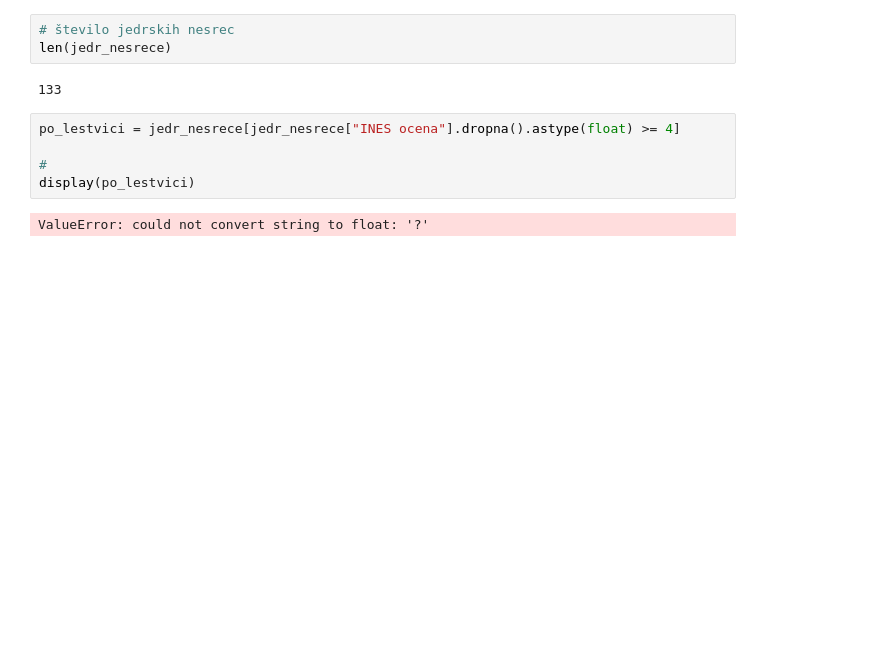
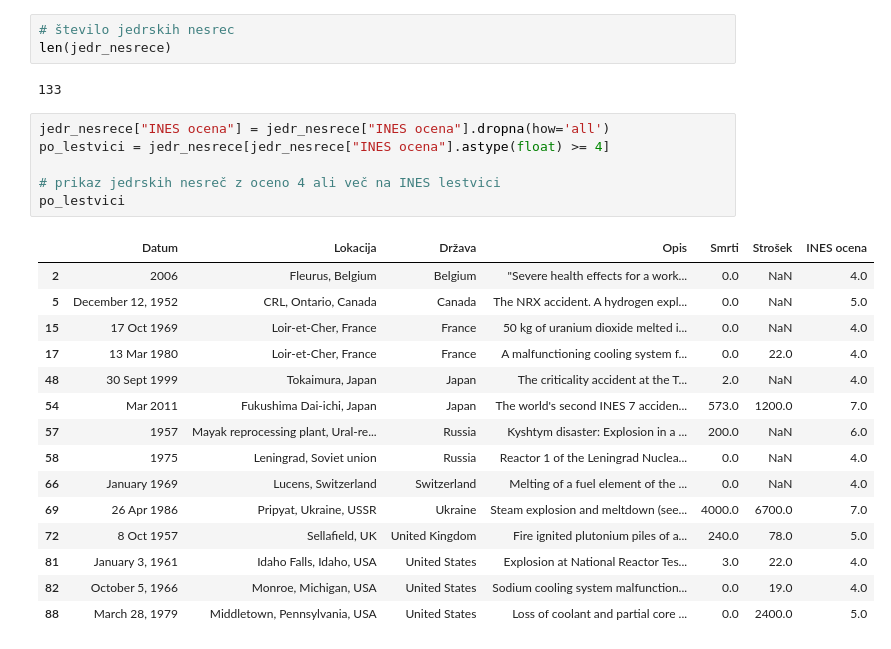
Before and after one commit to aljagombac/analiza-jedrskih-reaktorjev-in-nesrec, a Jupyter notebook: reaktoji_nesrece.ipynb, the cells around one changed output. Saved outputs shown, nothing was run; the diff lists cells and outputs as text; blank space fills up the shorter version.

Commit message:
analizirala smrti, stroške, oceno nesrec

```diff
--- a/reaktoji_nesrece.ipynb
+++ b/reaktoji_nesrece.ipynb
@@ -310,10 +309,25 @@ jedr_nesrece
 len(jedr_nesrece)
 # %% [output]
 133
-# %%
-po_lestvici = jedr_nesrece[jedr_nesrece["INES ocena"].dropna().astype(float) >= 4]
-
-#
-display(po_lestvici)
-# %% [output]
-ValueError: could not convert string to float: '?'
+# %%
+jedr_nesrece["INES ocena"] = jedr_nesrece["INES ocena"].dropna(how='all')
+po_lestvici = jedr_nesrece[jedr_nesrece["INES ocena"].astype(float) >= 4]
+
+# prikaz jedrskih nesreč z oceno 4 ali več na INES lestvici
+po_lestvici
+# %% [output]
+|  | Datum | Lokacija | Država | Opis | Smrti | Strošek | INES ocena |
+| 2 | 2006 | Fleurus, Belgium | Belgium | "Severe health effects for a work... | 0.0 | NaN | 4.0 |
+| 5 | December 12, 1952 | CRL, Ontario, Canada | Canada | The NRX accident. A hydrogen expl... | 0.0 | NaN | 5.0 |
+| 15 | 17 Oct 1969 | Loir-et-Cher, France | France | 50 kg of uranium dioxide melted i... | 0.0 | NaN | 4.0 |
+| 17 | 13 Mar 1980 | Loir-et-Cher, France | France | A malfunctioning cooling system f... | 0.0 | 22.0 | 4.0 |
+| 48 | 30 Sept 1999 | Tokaimura, Japan | Japan | The criticality accident at the T... | 2.0 | NaN | 4.0 |
+| 54 | Mar 2011 | Fukushima Dai-ichi, Japan | Japan | The world's second INES 7 acciden... | 573.0 | 1200.0 | 7.0 |
+| 57 | 1957 | Mayak reprocessing plant, Ural-re... | Russia | Kyshtym disaster: Explosion in a ... | 200.0 | NaN | 6.0 |
+| 58 | 1975 | Leningrad, Soviet union | Russia | Reactor 1 of the Leningrad Nuclea... | 0.0 | NaN | 4.0 |
+| 66 | January 1969 | Lucens, Switzerland | Switzerland | Melting of a fuel element of the ... | 0.0 | NaN | 4.0 |
+| 69 | 26 Apr 1986 | Pripyat, Ukraine, USSR | Ukraine | Steam explosion and meltdown (see... | 4000.0 | 6700.0 | 7.0 |
+| 72 | 8 Oct 1957 | Sellafield, UK | United Kingdom | Fire ignited plutonium piles of a... | 240.0 | 78.0 | 5.0 |
+| 81 | January 3, 1961 | Idaho Falls, Idaho, USA | United States | Explosion at National Reactor Tes... | 3.0 | 22.0 | 4.0 |
+| 82 | October 5, 1966 | Monroe, Michigan, USA | United States | Sodium cooling system malfunction... | 0.0 | 19.0 | 4.0 |
+| 88 | March 28, 1979 | Middletown, Pennsylvania, USA | United States | Loss of coolant and partial core ... | 0.0 | 2400.0 | 5.0 |
```
Also changed, not shown: parts of 6 cells of this notebook, 1 other file.
